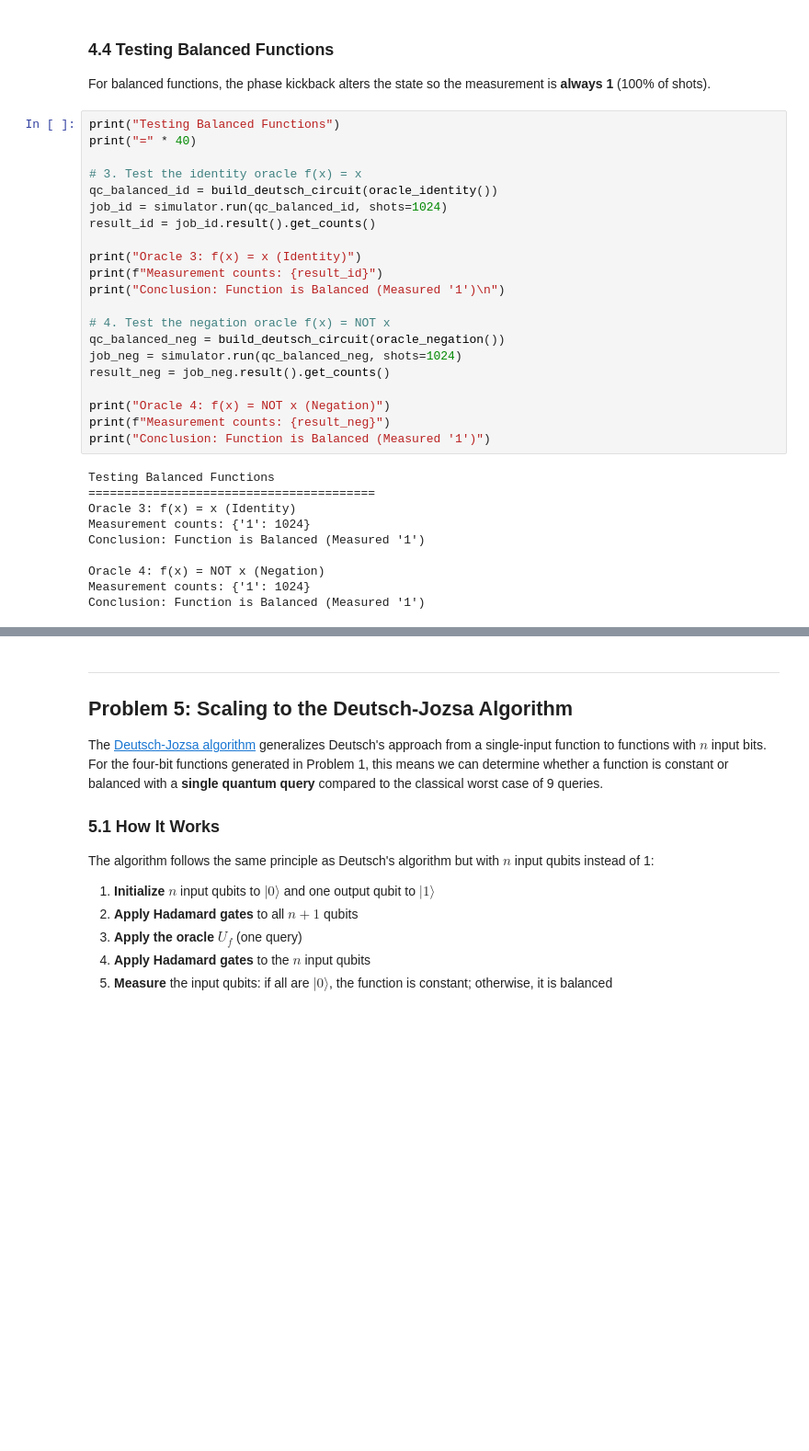
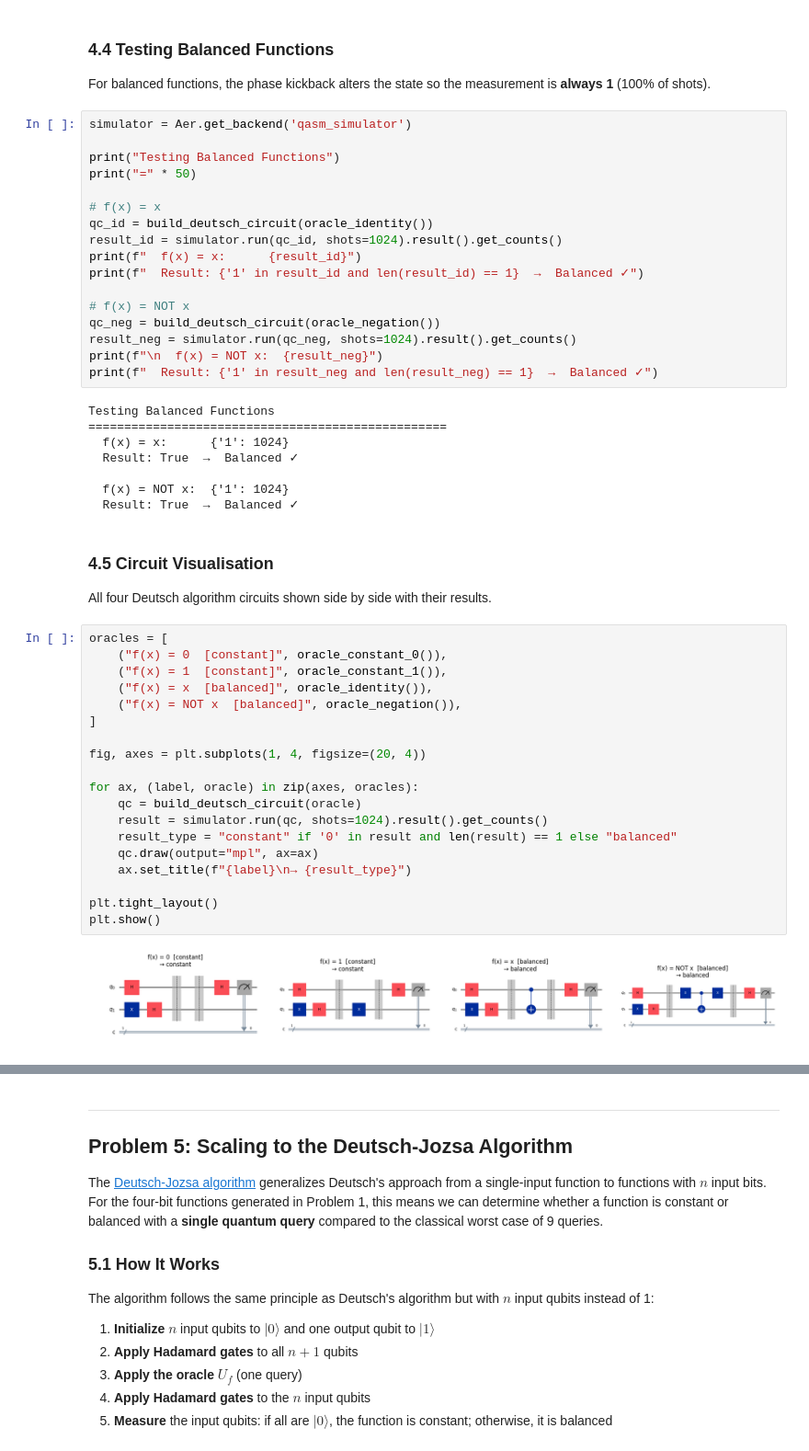
Before and after one commit to michaelferry25/Emerging-Technologies, a Jupyter notebook: problems.ipynb, the cells around one changed output, grey strips where cells are left out. Shown at 92% size. Drawn from its saved outputs; the diff is of its cells as text; blank space fills up the shorter version.

```diff
--- a/problems.ipynb
+++ b/problems.ipynb
@@ -638,34 +633,53 @@ Testing Constant Functions
 
 For balanced functions, the phase kickback alters the state so the measurement is **always 1** (100% of shots).
 # %%
+simulator = Aer.get_backend('qasm_simulator')
+
 print("Testing Balanced Functions")
-print("=" * 40)
+print("=" * 50)
 
-# 3. Test the identity oracle f(x) = x
-qc_balanced_id = build_deutsch_circuit(oracle_identity())
-job_id = simulator.run(qc_balanced_id, shots=1024)
-result_id = job_id.result().get_counts()
+# f(x) = x
+qc_id = build_deutsch_circuit(oracle_identity())
+result_id = simulator.run(qc_id, shots=1024).result().get_counts()
+print(f"  f(x) = x:      {result_id}")
+print(f"  Result: {'1' in result_id and len(result_id) == 1}  →  Balanced ✓")
 
-print("Oracle 3: f(x) = x (Identity)")
-print(f"Measurement counts: {result_id}")
-print("Conclusion: Function is Balanced (Measured '1')\n")
-
-# 4. Test the negation oracle f(x) = NOT x
-qc_balanced_neg = build_deutsch_circuit(oracle_negation())
-job_neg = simulator.run(qc_balanced_neg, shots=1024)
-result_neg = job_neg.result().get_counts()
-
-print("Oracle 4: f(x) = NOT x (Negation)")
-print(f"Measurement counts: {result_neg}")
-print("Conclusion: Function is Balanced (Measured '1')")
+# f(x) = NOT x
+qc_neg = build_deutsch_circuit(oracle_negation())
+result_neg = simulator.run(qc_neg, shots=1024).result().get_counts()
+print(f"\n  f(x) = NOT x:  {result_neg}")
+print(f"  Result: {'1' in result_neg and len(result_neg) == 1}  →  Balanced ✓")
 # %% [output]
 Testing Balanced Functions
-========================================
-Oracle 3: f(x) = x (Identity)
-Measurement counts: {'1': 1024}
-Conclusion: Function is Balanced (Measured '1')
+==================================================
+  f(x) = x:      {'1': 1024}
+  Result: True  →  Balanced ✓
 
-Oracle 4: f(x) = NOT x (Negation)
-Measurement counts: {'1': 1024}
-Conclusion: Function is Balanced (Measured '1')
+  f(x) = NOT x:  {'1': 1024}
+  Result: True  →  Balanced ✓
+# %% [markdown]
+### 4.5 Circuit Visualisation
+
+All four Deutsch algorithm circuits shown side by side with their results.
+# %%
+oracles = [
+    ("f(x) = 0  [constant]", oracle_constant_0()),
+    ("f(x) = 1  [constant]", oracle_constant_1()),
+    ("f(x) = x  [balanced]", oracle_identity()),
+    ("f(x) = NOT x  [balanced]", oracle_negation()),
+]
+
+fig, axes = plt.subplots(1, 4, figsize=(20, 4))
+
+for ax, (label, oracle) in zip(axes, oracles):
+    qc = build_deutsch_circuit(oracle)
+    result = simulator.run(qc, shots=1024).result().get_counts()
+    result_type = "constant" if '0' in result and len(result) == 1 else "balanced"
+    qc.draw(output="mpl", ax=ax)
+    ax.set_title(f"{label}\n→ {result_type}")
+
+plt.tight_layout()
+plt.show()
+# %% [output]
+[figure, added]
 # %% [markdown]
```
Also changed, not shown: parts of 7 cells of this notebook.
